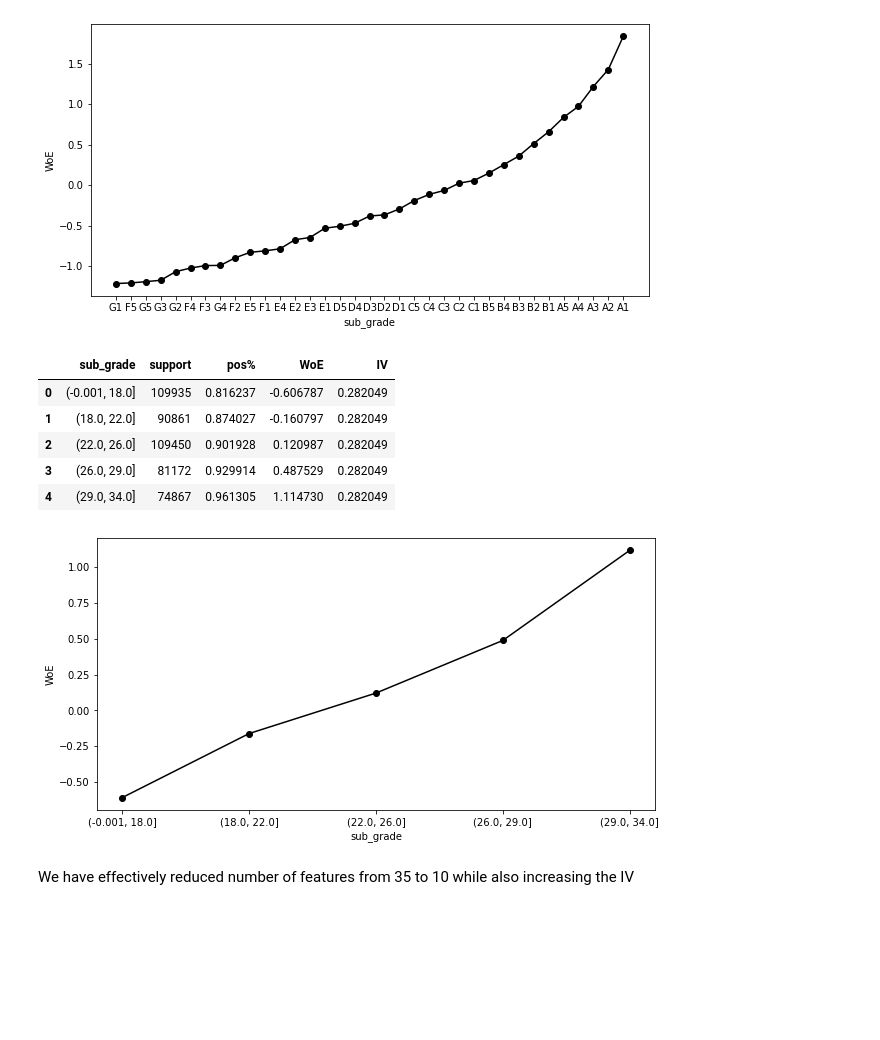
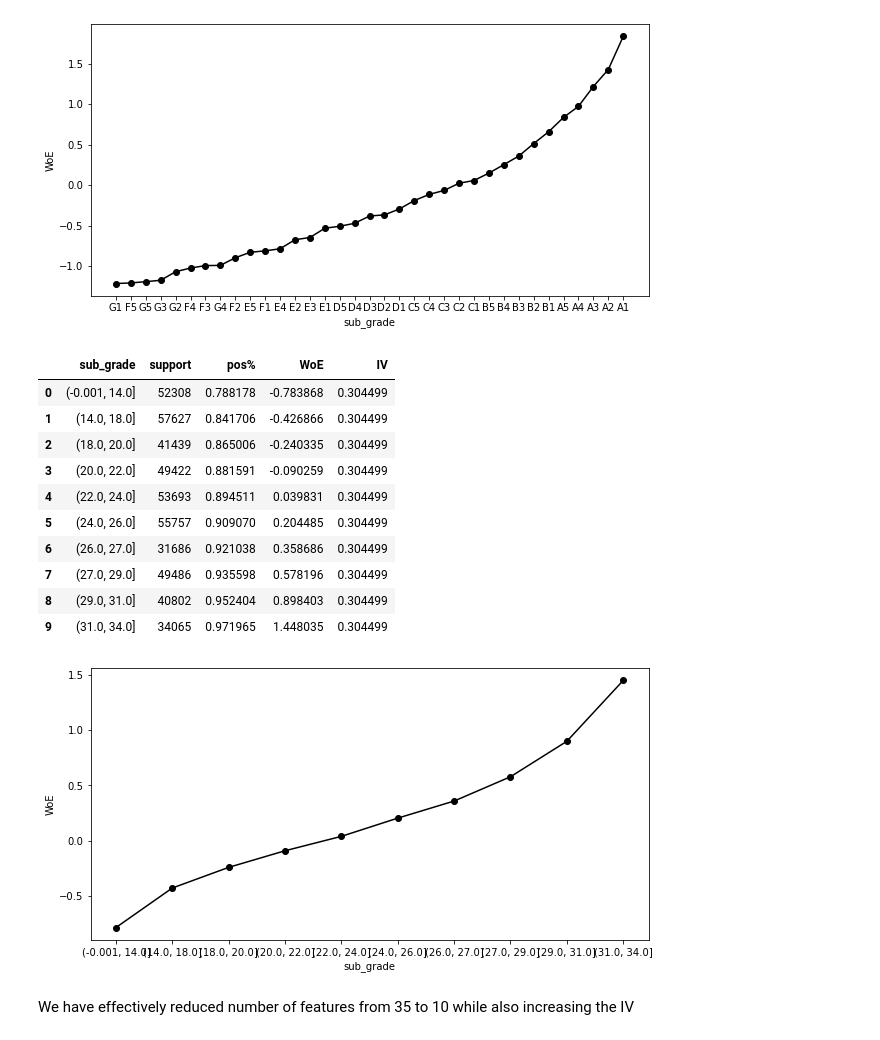
Before and after one commit to Ach113/Loan-Approval-Scoring-System, a Jupyter notebook: LoanApprovalScoring.ipynb, the cells around one changed output. Cells and saved outputs as stored; diff of their text form; code cells hidden in the pictures; blank space fills up the shorter version.

```diff
--- a/LoanApprovalScoring.ipynb
+++ b/LoanApprovalScoring.ipynb
@@ -10,6 +7,6 @@ warnings.simplefilter("ignore")
 # %%
 # hello world
-data = pd.read_csv('./loan_data_2007_2014.csv', low_memory=False)
+data = pd.read_csv('loan_data_2007_2014.csv', low_memory=False)
 data.head()
 # %% [output]
 |  | id | member_id | loan_amnt | funded_amnt | funded_amnt_inv | term | int_rate | installment | grade | ... |
@@ -132,8 +123,3 @@ df_temp
 | 0 | 60 months | 128332 | 0.858508 | -0.294894 | 0.03886 |
 | 1 | 36 months | 337953 | 0.902915 | 0.132203 | 0.03886 |
 [figure]
-# %%
-# binarize the column
-data['term:60 months'] = data['term'].apply(lambda x: 0 if x==' 36 months' else 1)
-data = data.drop('term', axis=1)
-data['term:60 months'].value_counts()
@@ -220,22 +193,27 @@ df_temp
 # %%
 # since grades are ordinal data (we can compare them), its best to use a label encoder here. Otherwise we have too many features
 grades = list(data['sub_grade'].unique())
 grades.sort(reverse=True) # sorts grades as [G5, G4, ... A2, A1]
 grades_map = dict(zip(grades, list(range(len(grades))))) # get dict of corresponding indices
 data['sub_grade'] = data['sub_grade'].apply(lambda x: grades_map[x])
 # plot the results
-X_woe['sub_grade'] = pd.qcut(data['sub_grade'], 5)
+X_woe['sub_grade'] = pd.qcut(data['sub_grade'], 10)
 df_temp = calculate_woe(X_woe, 'sub_grade', data['loan_status'])
 plot_woe(df_temp)
 df_temp
 # %% [output]
 |  | sub_grade | support | pos% | WoE | IV |
-| 0 | (-0.001, 18.0] | 109935 | 0.816237 | -0.606787 | 0.282049 |
-| 1 | (18.0, 22.0] | 90861 | 0.874027 | -0.160797 | 0.282049 |
-| 2 | (22.0, 26.0] | 109450 | 0.901928 | 0.120987 | 0.282049 |
-| 3 | (26.0, 29.0] | 81172 | 0.929914 | 0.487529 | 0.282049 |
-| 4 | (29.0, 34.0] | 74867 | 0.961305 | 1.114730 | 0.282049 |
+| 0 | (-0.001, 14.0] | 52308 | 0.788178 | -0.783868 | 0.304499 |
+| 1 | (14.0, 18.0] | 57627 | 0.841706 | -0.426866 | 0.304499 |
+| 2 | (18.0, 20.0] | 41439 | 0.865006 | -0.240335 | 0.304499 |
+| 3 | (20.0, 22.0] | 49422 | 0.881591 | -0.090259 | 0.304499 |
+| 4 | (22.0, 24.0] | 53693 | 0.894511 | 0.039831 | 0.304499 |
+| 5 | (24.0, 26.0] | 55757 | 0.909070 | 0.204485 | 0.304499 |
+| 6 | (26.0, 27.0] | 31686 | 0.921038 | 0.358686 | 0.304499 |
+| 7 | (27.0, 29.0] | 49486 | 0.935598 | 0.578196 | 0.304499 |
+| 8 | (29.0, 31.0] | 40802 | 0.952404 | 0.898403 | 0.304499 |
+| 9 | (31.0, 34.0] | 34065 | 0.971965 | 1.448035 | 0.304499 |
-[figure, old version]
+[figure, new version]
 # %% [markdown]
 We have effectively reduced number of features from 35 to 10 while also increasing the IV
 # %% [markdown]
```
Also changed, not shown: parts of 34 cells of this notebook.
